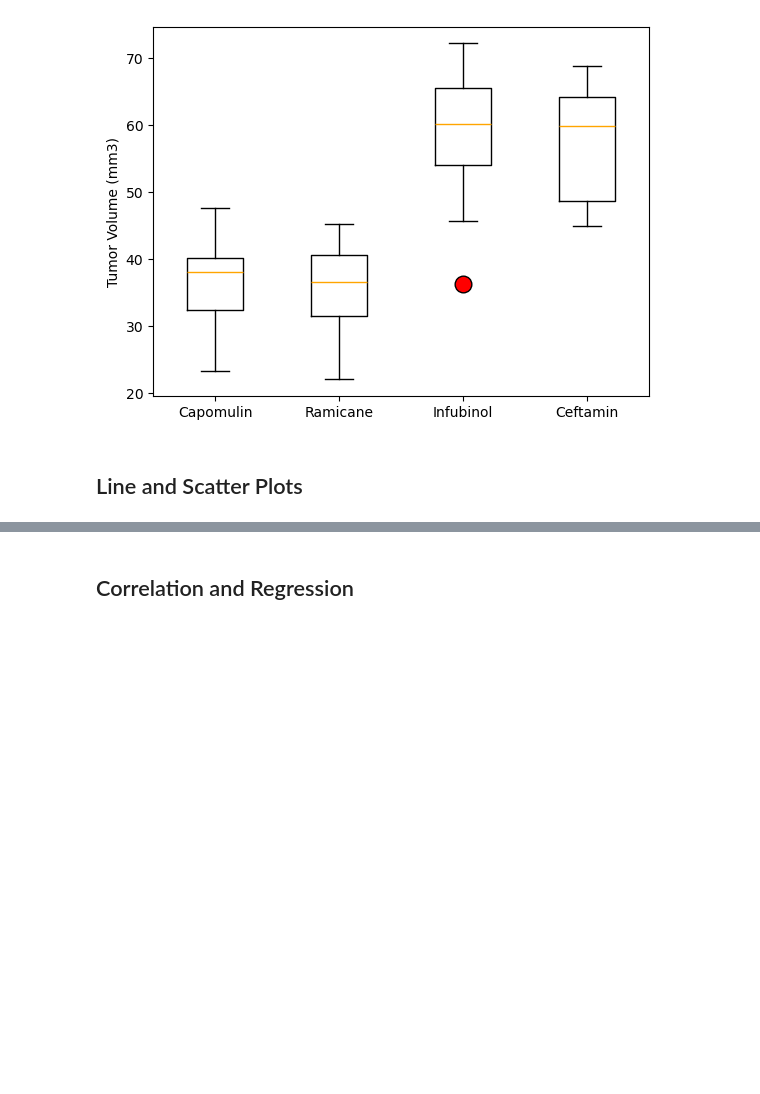
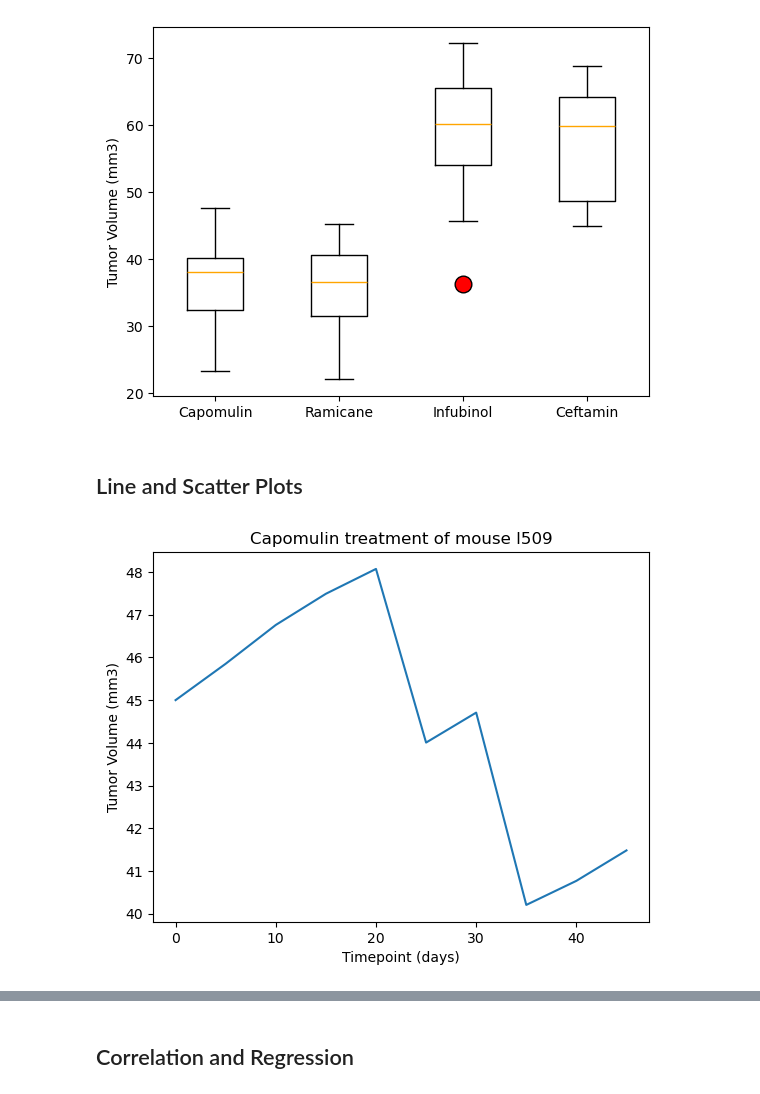
Before and after one commit to M-Soriano/Matplotlib, a Jupyter notebook: pymaceuticals_starter.ipynb, the cells around one changed output, grey strips where cells are left out. Saved outputs shown, nothing was run; the diff lists cells and outputs as text; code cells hidden in the pictures; blank space fills up the shorter version.

Commit message:
In pymaceuticals.starter.ipynb, line and scatter Plots added

```diff
--- a/pymaceuticals_starter.ipynb
+++ b/pymaceuticals_starter.ipynb
@@ -289,0 +288,14 @@ plt.show()
+# %%
+# Generate a line plot of tumor volume vs. time point for a single mouse treated with Capomulin
+capomulin = combine_data_clean.loc[combine_data_clean["Drug Regimen"] == "Capomulin"]
+#selecting l509 mouse id for the line plot, to parallel the starter code example code
+mouse0 ="l509"
+mouse0_data = capomulin.loc[capomulin["Mouse ID"]== mouse0]
+
+plt.plot(mouse0_data["Timepoint"],mouse0_data["Tumor Volume (mm3)"] )
+plt.title(f"{capomulin["Drug Regimen"][0]} treatment of mouse {mouse0}")
+plt.xlabel("Timepoint (days)")
+plt.ylabel("Tumor Volume (mm3)")
+plt.show()
+# %% [output]
+[figure, added]
```
Also changed, not shown: parts of 4 cells of this notebook.
